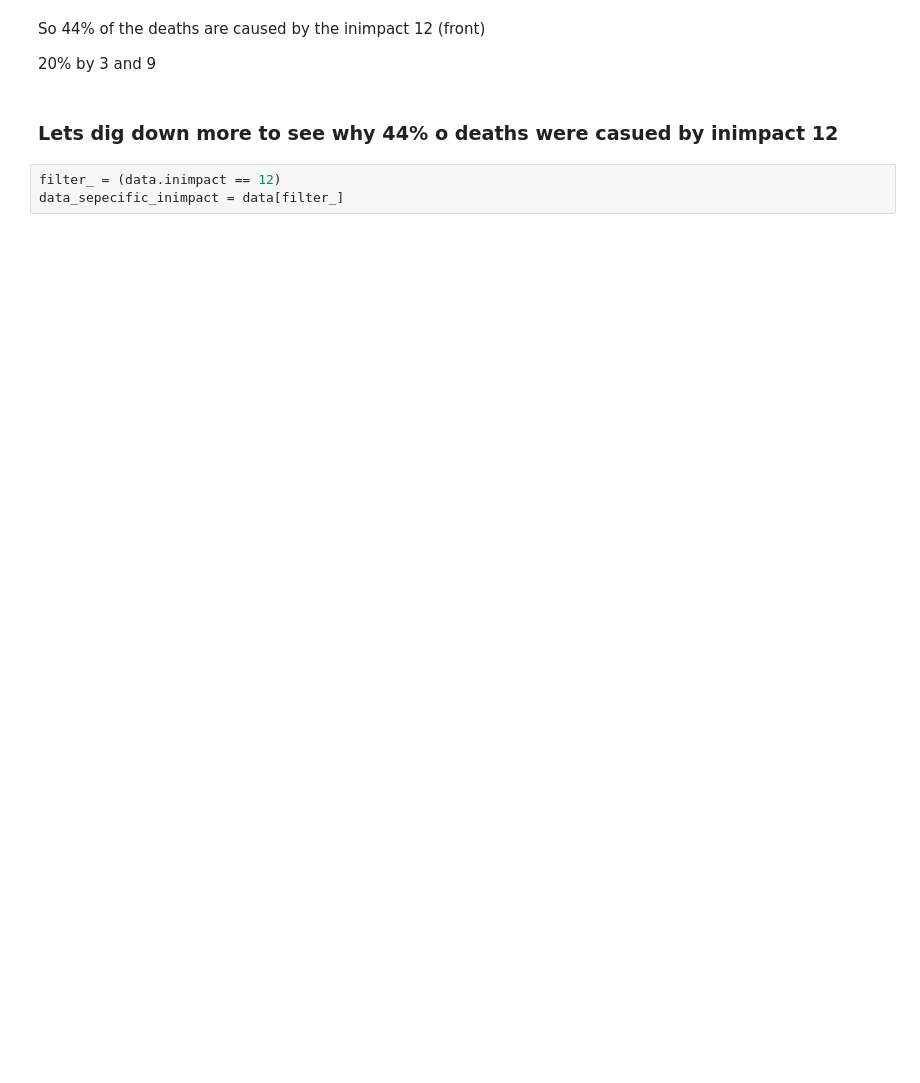
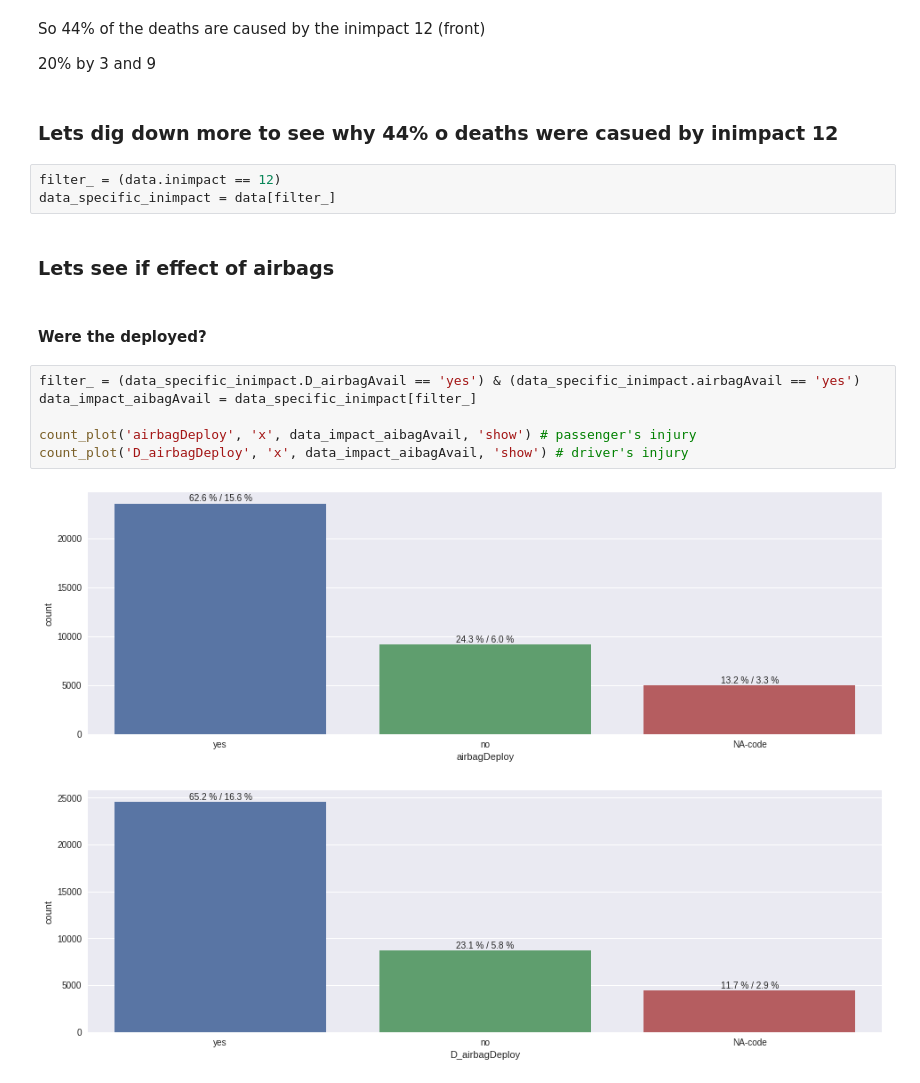
Before and after one commit to sohaibomr/data_analysis-FARS, a Jupyter notebook: sa_eda_fars.ipynb, the cells around one changed output. Cells and saved outputs as stored; diff of their text form; blank space fills up the shorter version.

```diff
--- a/sa_eda_fars.ipynb
+++ b/sa_eda_fars.ipynb
@@ -91,4 +78,17 @@ So 44% of the deaths are caused by the inimpact 12 (front)
 ### Lets dig down more to see why 44% o deaths were casued by inimpact 12
 # %%
 filter_ = (data.inimpact == 12)
-data_sepecific_inimpact = data[filter_]
+data_specific_inimpact = data[filter_]
+# %% [markdown]
+### Lets see if effect of  airbags
+# %% [markdown]
+#### Were the deployed?
+# %%
+filter_ = (data_specific_inimpact.D_airbagAvail == 'yes') & (data_specific_inimpact.airbagAvail == 'yes')
+data_impact_aibagAvail = data_specific_inimpact[filter_]
+
+count_plot('airbagDeploy', 'x', data_impact_aibagAvail, 'show') # passenger's injury
+count_plot('D_airbagDeploy', 'x', data_impact_aibagAvail, 'show') # driver's injury
+# %% [output]
+[figure, added]
+[figure, added]
```
Also changed, not shown: parts of 21 cells of this notebook, 1 other file.
